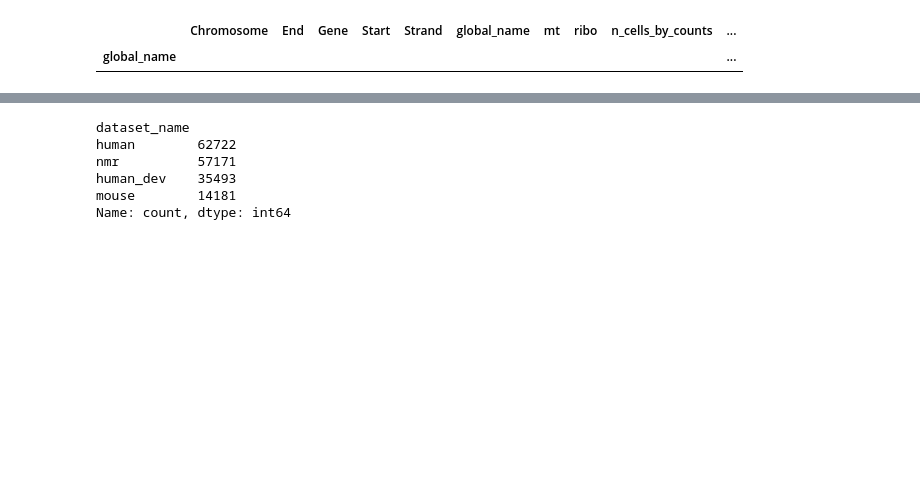
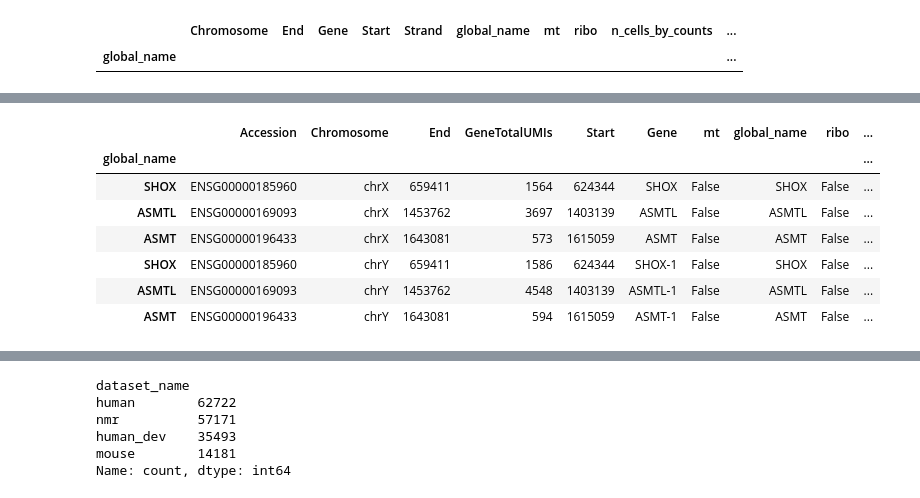
Before and after one commit to raqcoss/NMR-snRNA-seq, a Jupyter notebook: scanpy/merge_data.ipynb, the cells around one changed output, grey strips where cells are left out. Saved outputs shown, nothing was run; the diff lists cells and outputs as text; code cells hidden in the pictures; blank space fills up the shorter version.

```diff
--- a/scanpy/merge_data.ipynb
+++ b/scanpy/merge_data.ipynb
@@ -1029,5 +986,8 @@ print('NMR duplicates:',nmr_duplicates)
 
 mouse_duplicates = mouse_data_shared.var['global_name'][mouse_data_shared.var['global_name'].duplicated()]
 print('Mouse duplicates:',mouse_duplicates)
+
+dev_human_duplicates = dev_human_shared.var['global_name'][dev_human_shared.var['global_name'].duplicated()]
+print('Developing Human duplicates:',dev_human_duplicates)
 # %% [output]
 Human adult duplicates: Series([], Name: global_name, dtype: category
@@ -1054,3 +1024,14 @@ nmr_data_shared.var[nmr_data_shared.var['global_name'].isin(nmr_duplicates.value
+# %%
+dev_human_shared.var[dev_human_shared.var['global_name'].isin(dev_human_duplicates.values)]
+# %% [output]
+|  | Accession | Chromosome | End | GeneTotalUMIs | Start | Gene | mt | global_name | ribo | ... |
+| global_name |  |  |  |  |  |  |  |  |  | ... |
+| SHOX | ENSG00000185960 | chrX | 659411 | 1564 | 624344 | SHOX | False | SHOX | False | ... |
+| ASMTL | ENSG00000169093 | chrX | 1453762 | 3697 | 1403139 | ASMTL | False | ASMTL | False | ... |
+| ASMT | ENSG00000196433 | chrX | 1643081 | 573 | 1615059 | ASMT | False | ASMT | False | ... |
+| SHOX | ENSG00000185960 | chrY | 659411 | 1586 | 624344 | SHOX-1 | False | SHOX | False | ... |
+| ASMTL | ENSG00000169093 | chrY | 1453762 | 4548 | 1403139 | ASMTL-1 | False | ASMTL | False | ... |
+| ASMT | ENSG00000196433 | chrY | 1643081 | 594 | 1615059 | ASMT-1 | False | ASMT | False | ... |
 # %%
 from scipy import sparse
 
```
Also changed, not shown: parts of 19 cells of this notebook, 6 other files.
